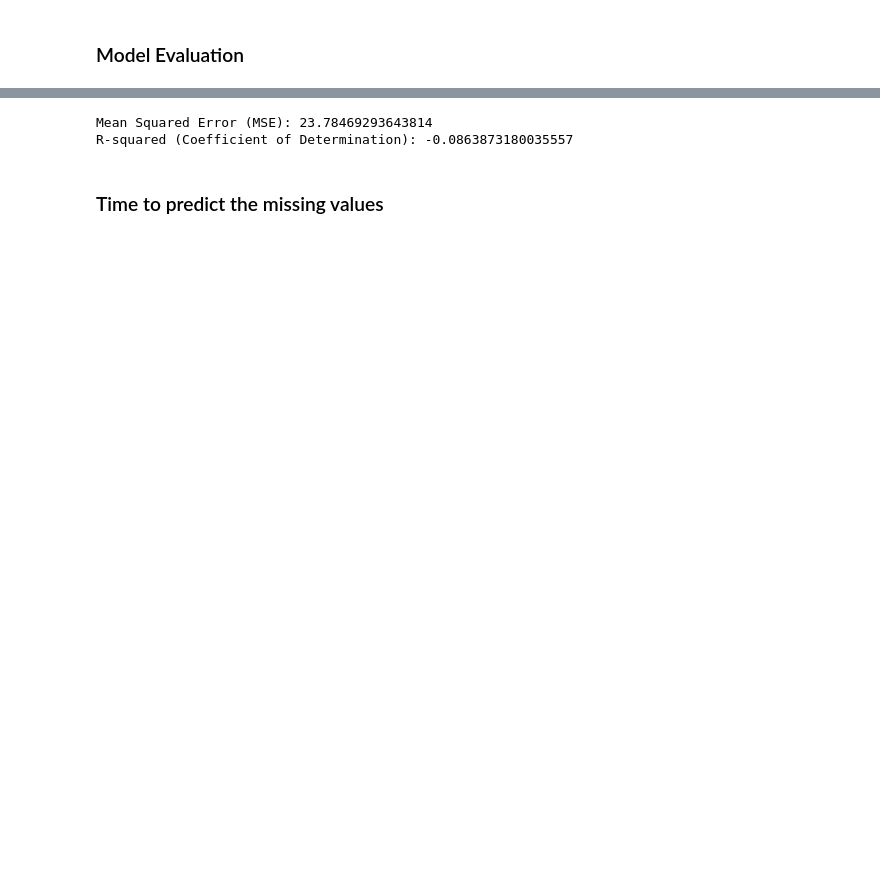
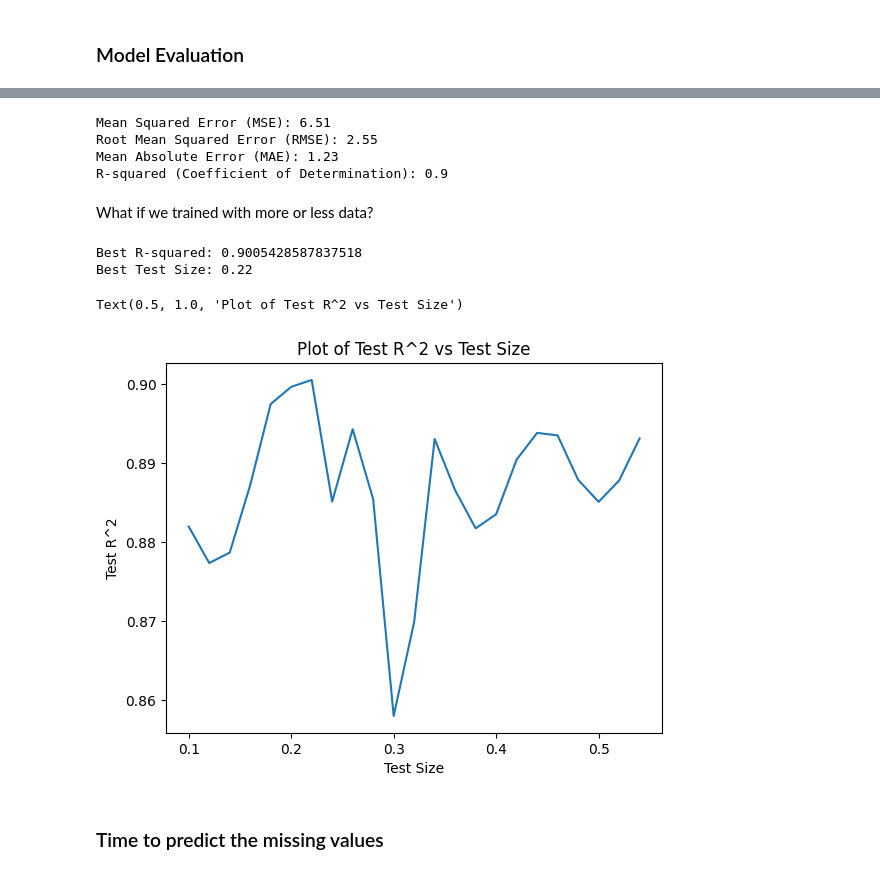
Before and after one commit to socratesjnr/asuu-strike-project, a Jupyter notebook: project-analysis/analysis/cleaning.ipynb, the cells around one changed output, grey strips where cells are left out. Cells and saved outputs as stored; diff of their text form; code cells hidden in the pictures; blank space fills up the shorter version.

```diff
--- a/project-analysis/analysis/cleaning.ipynb
+++ b/project-analysis/analysis/cleaning.ipynb
@@ -489,0 +505,4 @@ LinearRegression()
+# %%
+# Train a Random Forest model on the training data
+model = RandomForestRegressor(random_state=42)
+model.fit(X_train, y_train)
@@ -492 +515,4 @@ LinearRegression()
+# %%
+# Predict on the test data
+y_test_pred = np.around(model.predict(X_test))
 # %% [markdown]
@@ -494,15 +522,24 @@ What is our accuracy like?
-# %%
-# Step 6: Predict on the test data
-y_cu_test_pred = model.predict(X_cu_test)
-
-# Step 7: Calculate Mean Squared Error (MSE) on the test data
-mse_cu = mean_squared_error(y_cu_test, y_cu_test_pred)
-
-# Step 8: Calculate R-squared (coefficient of determination) on the test data
-r2_cu = r2_score(y_cu_test, y_cu_test_pred)
-
-print("Mean Squared Error (MSE):", mse_cu)
-print("R-squared (Coefficient of Determination):", r2_cu)
-# %% [output]
-Mean Squared Error (MSE): 23.78469293643814
-R-squared (Coefficient of Determination): -0.0863873180035557
+# %%
+# Calculate Mean Squared Error (MSE) on the test data
+mse_cu = mean_squared_error(y_test, y_test_pred)
+
+# Calculate R-squared (coefficient of determination) on the test data
+r2_cu = r2_score(y_test, y_test_pred)
+
+# Calculate Mean Absolute Error (MAE) on the test data
+mae_cu = mean_absolute_error(y_test, y_test_pred)
+
+# Calculate Root Mean Squared Error (RMSE) on the test data
+rmse_cu = np.sqrt(mean_squared_error(y_test, y_test_pred))
+
+print("Mean Squared Error (MSE):", round(mse_cu, 2))
+print("Root Mean Squared Error (RMSE):", round(rmse_cu, 2))
+print("Mean Absolute Error (MAE):", round(mae_cu, 2))
+print("R-squared (Coefficient of Determination):", round(r2_cu, 2))
+# %% [output]
+Mean Squared Error (MSE): 6.51
+Root Mean Squared Error (RMSE): 2.55
+Mean Absolute Error (MAE): 1.23
+R-squared (Coefficient of Determination): 0.9
+# %% [markdown]
+What if we trained with more or less data?
@@ -509,2 +577,20 @@ R-squared (Coefficient of Determination): -0.0863873180035557
+# %%
+best_r2 = max(r2_scores)
+best_r2_index = np.isclose(r2_scores, best_r2).argmax()
+best_test_size = t_sizes[best_r2_index]
+
+print(f"Best R-squared: {best_r2}")
+print(f"Best Test Size: {best_test_size}")
+# %% [output]
+Best R-squared: 0.9005428587837518
+Best Test Size: 0.22
+# %%
+plt.plot(t_sizes, r2_scores)
+plt.xlabel("Test Size")
+plt.ylabel("Test R^2")
+plt.title("Plot of Test R^2 vs Test Size")
+# %% [output]
+Text(0.5, 1.0, 'Plot of Test R^2 vs Test Size')
+[figure, added]
 # %% [markdown]
 ### Time to predict the missing values
```
Also changed, not shown: parts of 26 cells of this notebook, 4 other files.
